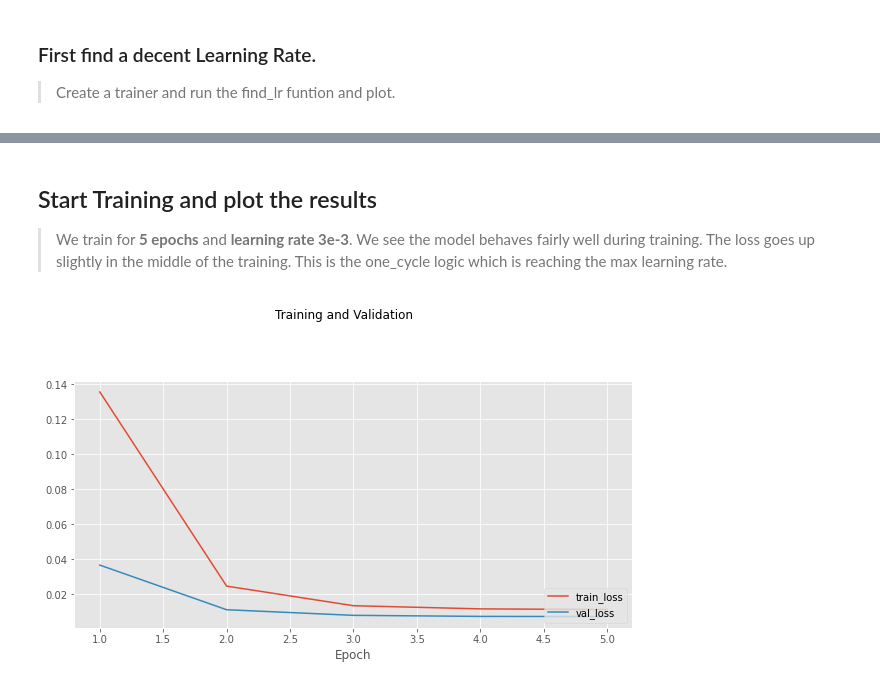
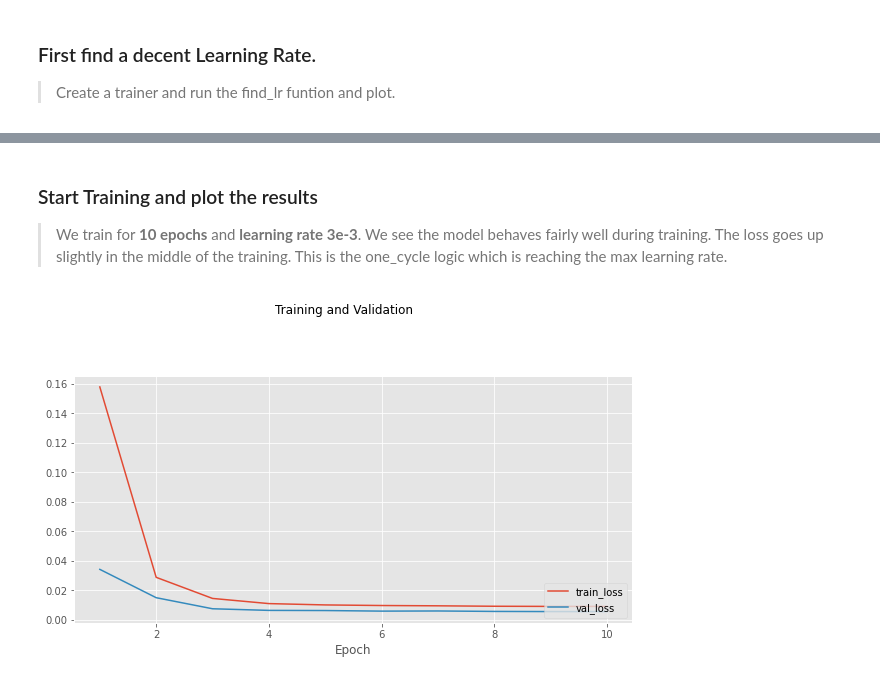
Before and after one commit to t0kk35/d373c7, a Jupyter notebook: notebooks/01_single/02_encoders/01_Binary.ipynb, the cells around one changed output, grey strips where cells are left out. Saved outputs shown, nothing was run; the diff lists cells and outputs as text; code cells hidden in the pictures.

```diff
--- a/notebooks/01_single/02_encoders/01_Binary.ipynb
+++ b/notebooks/01_single/02_encoders/01_Binary.ipynb
@@ -81,7 +83,7 @@ base_features = ft.TensorDefinition(
 amount_binned = ft.FeatureBin('amount_bin', ft.FEATURE_TYPE_INT_16, amount, 30)
 
 intermediate_features = ft.TensorDefinition(
-    'base',
+    'intermediate',
     [
         age,
         gender,
@@ -261,13 +274,13 @@ pl.TrainPlot().plot_lr(r)
 [figure]
 # %% [markdown]
-## Start Training and plot the results
-> We train for __5 epochs__ and __learning rate 3e-3__. We see the model behaves fairly well during training. The loss goes up slightly in the middle of the training. This is the one_cycle logic which is reaching the max learning rate.
+### Start Training and plot the results
+> We train for __10 epochs__ and __learning rate 3e-3__. We see the model behaves fairly well during training. The loss goes up slightly in the middle of the training. This is the one_cycle logic which is reaching the max learning rate.
 # %%
 t = pt.Trainer(m, device, train_dl, val_dl)
-h = t.train_one_cycle(5, 3e-3)
+h = t.train_one_cycle(10, 3e-3)
 pl.TrainPlot().plot_history(h, fig_size=(10,10))
 # %% [output]
-[figure, old version]
+[figure, new version]
 # %% [markdown]
 ## Test the Model
 Ready to test. We use the score_plot() method. Our model will ouput the reconstructed output, i.e. 107 binary numbers per record. The score method will appply he same loss logic as during training, that means the score is the __reconstruction loss__ for each record. The *higher* the score, the *less* successful the model was in reconstructing the original input.
```
Also changed, not shown: parts of 16 cells of this notebook, 15 other files.
